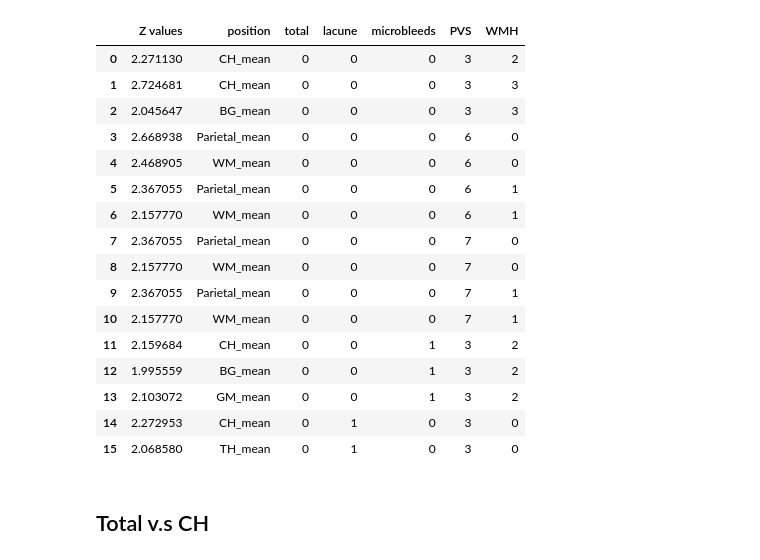
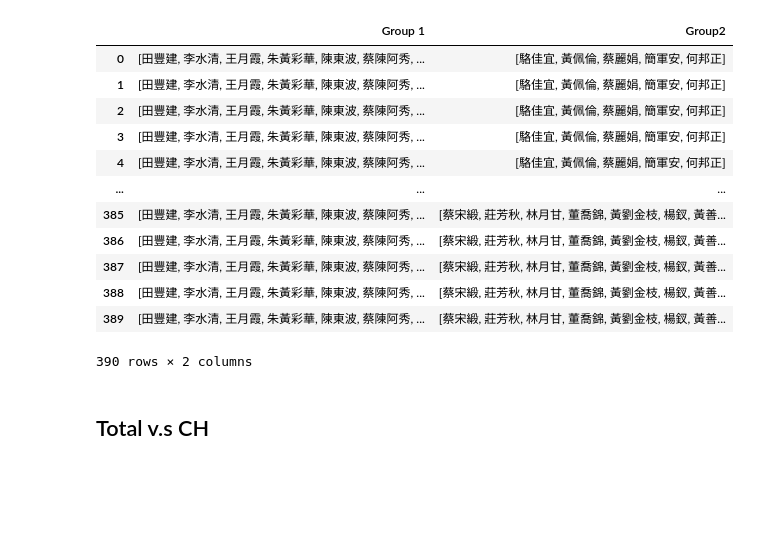
Before and after one commit to putintostyle/brain-permeability, a Jupyter notebook: with DM find criteria.ipynb, the cells around one changed output. Saved outputs shown, nothing was run; the diff lists cells and outputs as text; code cells hidden in the pictures; blank space fills up the shorter version.

```diff
--- a/with DM find criteria.ipynb
+++ b/with DM find criteria.ipynb
@@ -79,23 +134,45 @@ for i in separte_list:
 significant_array = []
 significant_pid = []
 for cri in range(len(criteria_list)):
-    for Ki_loc in range(8):
+    for Ki_loc in range(len(Ki_location)):
         gp1 = separte_list[cri][0][:,Ki_loc]
         gp2 = separte_list[cri][1][:,Ki_loc]
-        if (len(gp1)>8) & (len(gp2)>5):
+        if (len(gp1)>3) & (len(gp2)>3):
 #             print(separte_list[cri])00
-            Z = abs(result_mean[cri][0][Ki_loc]-result_mean[cri][1][Ki_loc])/np.sqrt(result_std[cri][0][Ki_loc]**2/len(separte_list[cri][0][:,Ki_loc])+result_std[cri][1][Ki_loc]**2/len(separte_list[cri][1][:,Ki_loc]))
-            if Z>1.96:
-                significant_array.append([Z, Ki_location[Ki_loc],
+            n_1 = len(separte_list[cri][0][:,Ki_loc])
+            mu_1 = result_mean[cri][0][Ki_loc]
+            sigma_1 = result_var[cri][0][Ki_loc]*n_1/(n_1-1)
+
+            n_2 = len(separte_list[cri][1][:,Ki_loc])
+            mu_2 = result_mean[cri][1][Ki_loc]
+            sigma_2 = result_var[cri][1][Ki_loc]*n_2/(n_2-1)
+
+            t_est = abs(mu_1-mu_2)/np.sqrt(sigma_1/n_1+sigma_2/n_2)
+#             print(abs(result_mean[cri][0][Ki_loc]-result_mean[cri][1][Ki_loc]))
+#             print(Z)
+            dof = degree_of_freedom(sigma_1, n_1, sigma_2, n_2)
+            if t_est>t.ppf(0.975, dof):
+                print( 2*(1 - t.cdf(t_est,df=dof)))
+                significant_array.append([2*(1 - t.cdf(t_est,df=dof)), Ki_location[Ki_loc],
                               criteria_list[cri][0],
                               criteria_list[cri][1],
                               criteria_list[cri][2],
-                              criteria_list[cri][3],
-                              criteria_list[cri][4]])
+                              criteria_list[cri][3]])
                 significant_pid.append(separte_pid[cri])
                 label_1 = "group 1, n1 = "+str(len(gp1))
                 label_2 = "group 2, n2 = "+str(len(gp2))
-                plt.boxplot([gp1, gp2], labels=(label_1, label_2))
-                plt.suptitle("Z = "+str(Z)+ "with position at "+str(Ki_loc)+ " criteria : total>="+str(criteria_list[cri][0])+" lacune >= "+str(criteria_list[cri][1])+" microbleeds >= "+str(criteria_list[cri][2])+" PVS >= "+str(criteria_list[cri][3])+" WMH >= "+str(criteria_list[cri][4]))
-                plt.show()
+#                 plt.figure(figsize=[10.4,4.8])
+#                 bpl = plt.boxplot(gp1, positions=[1])
+#                 bp2 = plt.boxplot(gp2, positions=[1.4])
+# #                 plt.plot([1.1, 1.1], [0, result_mean[cri][0][Ki_loc]+2*result_var[cri][0][Ki_loc]])
+# #                 plt.plot([1.3, 1.3], [0, result_mean[cri][1][Ki_loc]+2*result_var[cri][1][Ki_loc]])
+#                 set_box_color(bpl, '#D7191C')
+#                 set_box_color(bp2, '#2C7BB6')
+
+#                 plt.xticks([1, 1.4], [label_1, label_2])
+#                 plt.suptitle("p = "+str(round(2*(1 - t.cdf(t_est,df=dof)),3))+ " with position at "+str(Ki_loc)+ " criteria :  lacune >= "+str(criteria_list[cri][0])+" microbleeds >= "+str(criteria_list[cri][1])+" PVS >= "+str(criteria_list[cri][2])+" WMH >= "+str(criteria_list[cri][3]))
+# #                 plt.hist(gp1, bins = 15, rwidth=2, color='#D7191C')
+# #                 plt.hist(gp2, bins = 10, rwidth=1, color='#2C7BB6')
+# #                 plt.savefig("C:\\Users\\User\\Desktop\\without_DM\\"+"with position at_ "+str(Ki_loc)+ "_lacune"+str(criteria_list[cri][0])+"_microbleeds"+str(criteria_list[cri][1])+"_PVS_"+str(criteria_list[cri][2])+"_WMH_"+str(criteria_list[cri][3])+".png")
+#                 plt.show()
 # %% [output]
@@ -117,22 +218,18 @@ df_signif = pd.DataFrame(significant_array, columns = ['Z values', 'position', "
 df_pid = pd.DataFrame(significant_pid, columns = ["Group 1", "Group2"])
-# %%
-df_signif
-# %% [output]
-|  | Z values | position | total | lacune | microbleeds | PVS | WMH |
-| 0 | 2.271130 | CH_mean | 0 | 0 | 0 | 3 | 2 |
-| 1 | 2.724681 | CH_mean | 0 | 0 | 0 | 3 | 3 |
-| 2 | 2.045647 | BG_mean | 0 | 0 | 0 | 3 | 3 |
-| 3 | 2.668938 | Parietal_mean | 0 | 0 | 0 | 6 | 0 |
-| 4 | 2.468905 | WM_mean | 0 | 0 | 0 | 6 | 0 |
-| 5 | 2.367055 | Parietal_mean | 0 | 0 | 0 | 6 | 1 |
-| 6 | 2.157770 | WM_mean | 0 | 0 | 0 | 6 | 1 |
-| 7 | 2.367055 | Parietal_mean | 0 | 0 | 0 | 7 | 0 |
-| 8 | 2.157770 | WM_mean | 0 | 0 | 0 | 7 | 0 |
-| 9 | 2.367055 | Parietal_mean | 0 | 0 | 0 | 7 | 1 |
-| 10 | 2.157770 | WM_mean | 0 | 0 | 0 | 7 | 1 |
-| 11 | 2.159684 | CH_mean | 0 | 0 | 1 | 3 | 2 |
-| 12 | 1.995559 | BG_mean | 0 | 0 | 1 | 3 | 2 |
-| 13 | 2.103072 | GM_mean | 0 | 0 | 1 | 3 | 2 |
-| 14 | 2.272953 | CH_mean | 0 | 1 | 0 | 3 | 0 |
-| 15 | 2.068580 | TH_mean | 0 | 1 | 0 | 3 | 0 |
+# %%
+df_pid
+# %% [output]
+|  | Group 1 | Group2 |
+| 0 | [田豐建, 李水清, 王月霞, 朱黃彩華, 陳東波, 蔡陳阿秀, ... | [駱佳宜, 黃佩倫, 蔡麗娟, 簡軍安, 何邦正] |
+| 1 | [田豐建, 李水清, 王月霞, 朱黃彩華, 陳東波, 蔡陳阿秀, ... | [駱佳宜, 黃佩倫, 蔡麗娟, 簡軍安, 何邦正] |
+| 2 | [田豐建, 李水清, 王月霞, 朱黃彩華, 陳東波, 蔡陳阿秀, ... | [駱佳宜, 黃佩倫, 蔡麗娟, 簡軍安, 何邦正] |
+| 3 | [田豐建, 李水清, 王月霞, 朱黃彩華, 陳東波, 蔡陳阿秀, ... | [駱佳宜, 黃佩倫, 蔡麗娟, 簡軍安, 何邦正] |
+| 4 | [田豐建, 李水清, 王月霞, 朱黃彩華, 陳東波, 蔡陳阿秀, ... | [駱佳宜, 黃佩倫, 蔡麗娟, 簡軍安, 何邦正] |
+| ... | ... | ... |
+| 385 | [田豐建, 李水清, 王月霞, 朱黃彩華, 陳東波, 蔡陳阿秀, ... | [蔡宋緞, 莊芳秋, 林月甘, 董喬錦, 黃劉金枝, 楊釵, 黃善... |
+| 386 | [田豐建, 李水清, 王月霞, 朱黃彩華, 陳東波, 蔡陳阿秀, ... | [蔡宋緞, 莊芳秋, 林月甘, 董喬錦, 黃劉金枝, 楊釵, 黃善... |
+| 387 | [田豐建, 李水清, 王月霞, 朱黃彩華, 陳東波, 蔡陳阿秀, ... | [蔡宋緞, 莊芳秋, 林月甘, 董喬錦, 黃劉金枝, 楊釵, 黃善... |
+| 388 | [田豐建, 李水清, 王月霞, 朱黃彩華, 陳東波, 蔡陳阿秀, ... | [蔡宋緞, 莊芳秋, 林月甘, 董喬錦, 黃劉金枝, 楊釵, 黃善... |
+| 389 | [田豐建, 李水清, 王月霞, 朱黃彩華, 陳東波, 蔡陳阿秀, ... | [蔡宋緞, 莊芳秋, 林月甘, 董喬錦, 黃劉金枝, 楊釵, 黃善... |
+390 rows × 2 columns
 # %%
```
Also changed, not shown: parts of 35 cells of this notebook, 8 other files.
